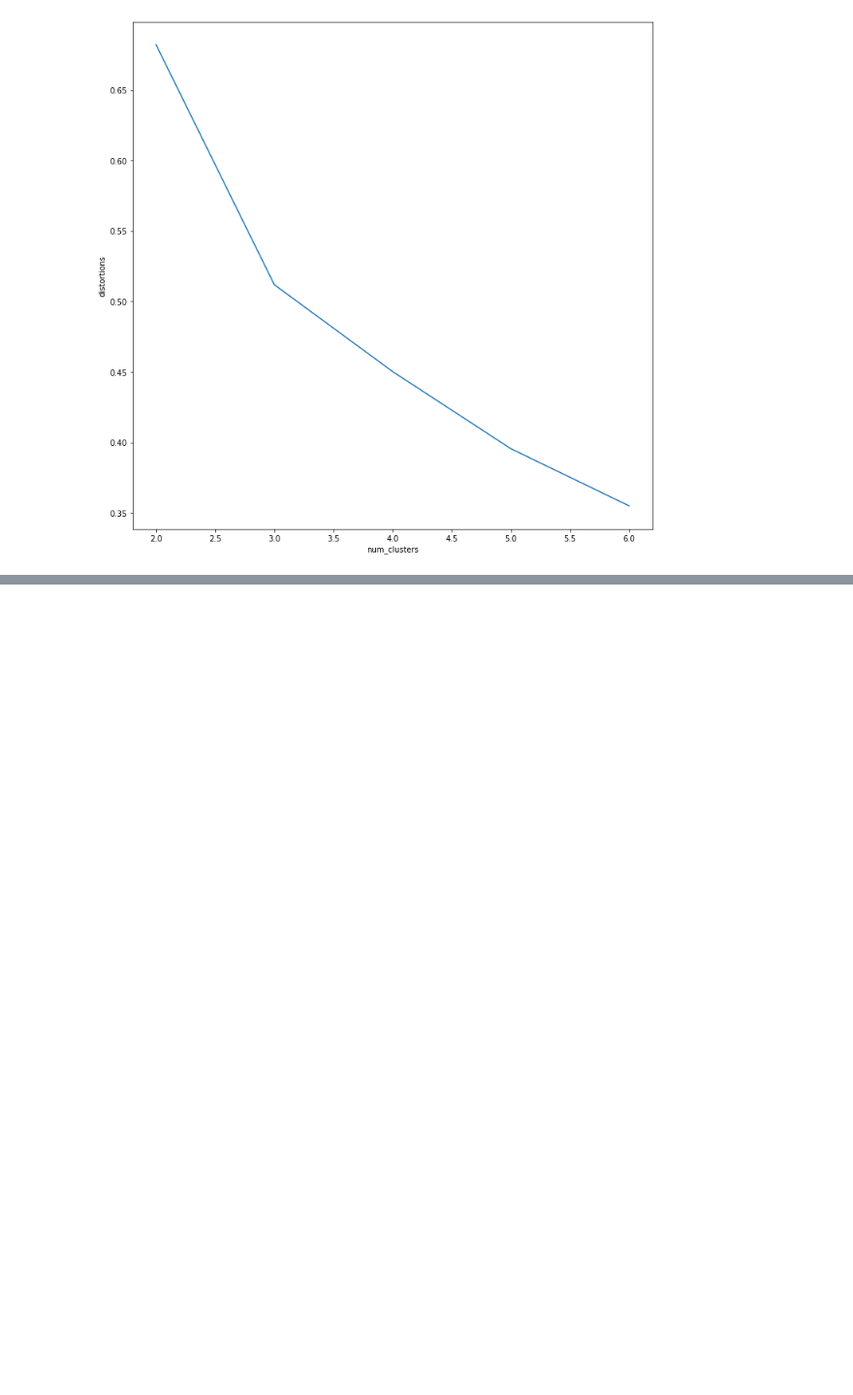
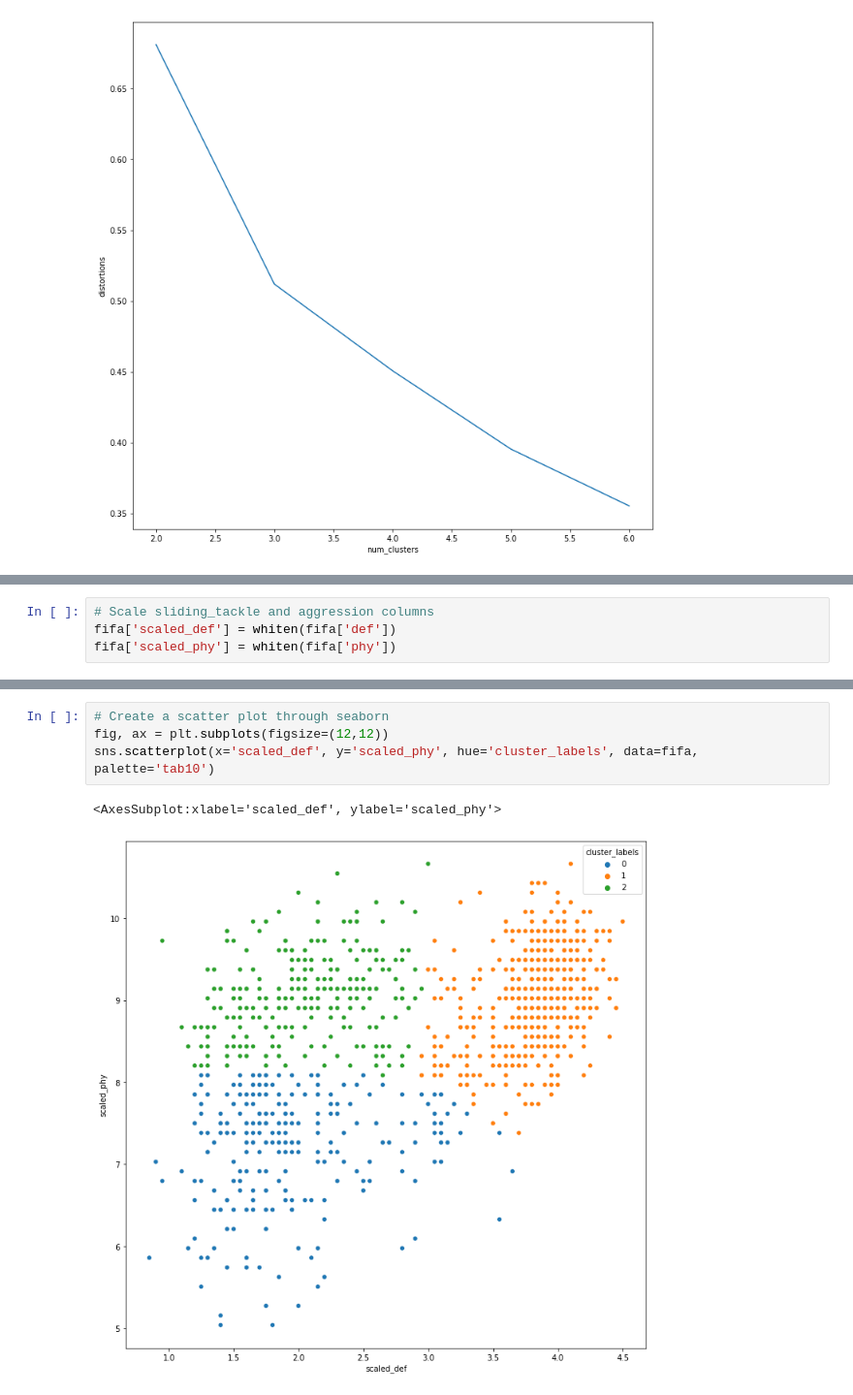
Before and after one commit to kipmadden/Cluster-Analysis-in-Python, a Jupyter notebook: FIFA Clustering.ipynb, the cells around one changed output, grey strips where cells are left out. Shown: that part at 97% size. Saved outputs shown, nothing was run; the diff lists cells and outputs as text; blank space fills up the shorter version.

Commit message:
Added cluster analysis with multiple columns to 'FIFA' notebook

```diff
--- a/FIFA Clustering.ipynb
+++ b/FIFA Clustering.ipynb
@@ -156,0 +165,4 @@ Al
+# %%
+# Scale sliding_tackle and aggression columns
+fifa['scaled_def'] = whiten(fifa['def'])
+fifa['scaled_phy'] = whiten(fifa['phy'])
@@ -156,0 +190,7 @@ Al
+# %%
+# Create a scatter plot through seaborn
+fig, ax = plt.subplots(figsize=(12,12))
+sns.scatterplot(x='scaled_def', y='scaled_phy', hue='cluster_labels', data=fifa, palette='tab10')
+# %% [output]
+<AxesSubplot:xlabel='scaled_def', ylabel='scaled_phy'>
+[figure, added]
```
Also changed, not shown: parts of 22 cells of this notebook, 2 other files.
